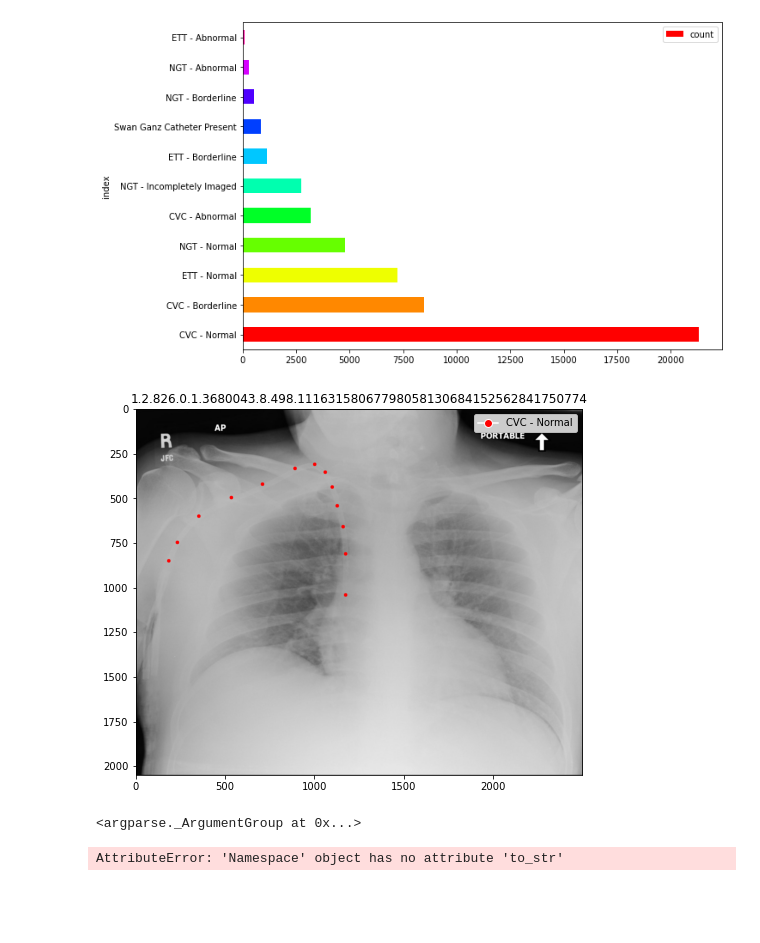
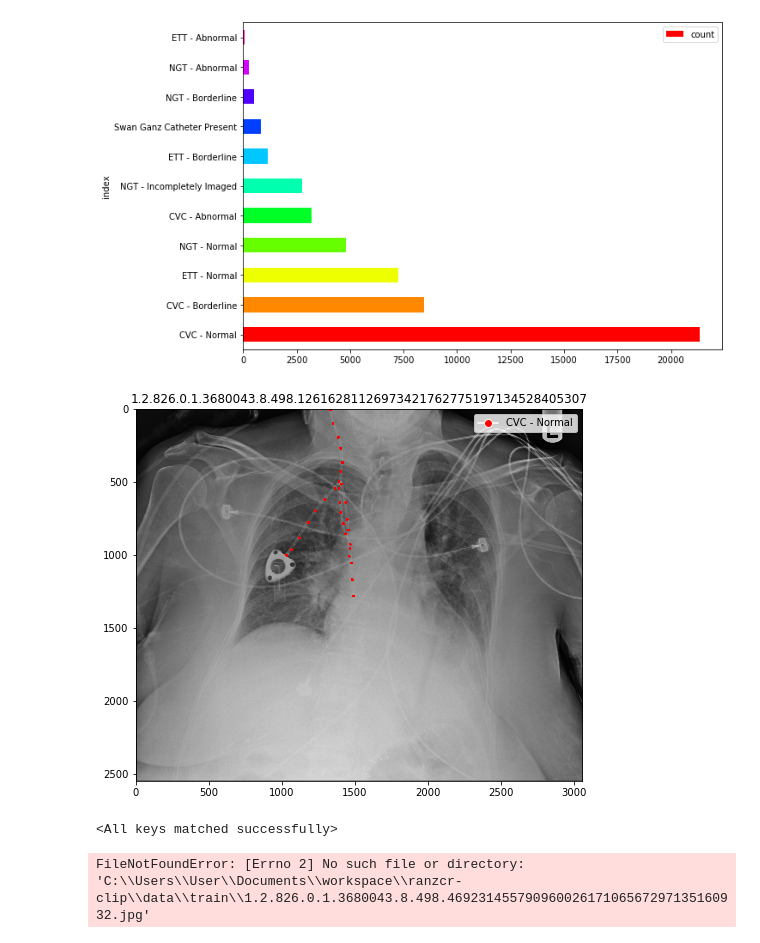
Before and after one commit to yj7082126/ranzcr-clip, a Jupyter notebook: EDA.ipynb, the cells around one changed output. Drawn from its saved outputs; the diff is of its cells as text; code cells hidden in the pictures; blank space fills up the shorter version.

```diff
--- a/EDA.ipynb
+++ b/EDA.ipynb
@@ -88,26 +88,44 @@ def draw_multirow(row):
 
     return image
 # %%
-image = draw_multirow(df_annot_unique.iloc[20])
+image = draw_multirow(df_annot_unique.iloc[0])
 # %% [output]
-[figure, old version]
+[figure, new version]
-# %%
-import argparse
-
-parser = argparse.ArgumentParser(description="RANZCR Arguments")
-
-dataset = parser.add_argument_group("dataset parameters")
-dataset.add_argument("--file-loc",
-        default="data/train.csv", type=str,
-        help="Path to training csv file")
-dataset.add_argument("--image-size",
-        default=512, type=int,
-        help="Output Image size")
-
-args = parser.parse_args([])
-# %% [output]
-<argparse._ArgumentGroup at 0x...>
-# %%
-args.to_str()
-# %% [output]
-AttributeError: 'Namespace' object has no attribute 'to_str'
+# %%
+import numpy as np
+import pandas as pd
+from tqdm import tqdm
+
+from dataset import ImageDataset
+from model import Detector
+from util import set_requires_grad
+
+import torch
+
+df_train = pd.read_csv("data/train_new.csv")
+val_dataset = ImageDataset("valid", 380, "data/sample_submission.csv", False, fold=0, do_transform=False)
+
+model = Detector(0.0).cuda()
+set_requires_grad([model.feature_extractor], False)
+
+checkpoint = torch.load("logs/1e_4/checkpoint_024.pth")
+model.load_state_dict(checkpoint["model"])
+# %% [output]
+<All keys matched successfully>
+# %%
+total_result = []
+
+model.eval()
+with torch.no_grad():
+    for sample in tqdm(val_dataset):
+        images = sample["image"].unsqueeze(0).cuda()
+        labels = sample["label"].unsqueeze(0).cuda()
+        img_name = sample["img_name"]
+
+        y = model(images)
+        preds = y.sigmoid() > 0.5
+        preds = list(preds.cpu().numpy().astype(int))
+        preds.insert(0, img_name)
+        total_result.append(preds)
+# %% [output]
+FileNotFoundError: [Errno 2] No such file or directory: 'C:\\Users\\User\\Documents\\workspace\\ranzcr-clip\\data\\train\\1.2.826.0.1.3680043.8.498.46923145579096002617106567297135160932.jpg'
```
Also changed, not shown: parts of 2 cells of this notebook, 4 other files.
